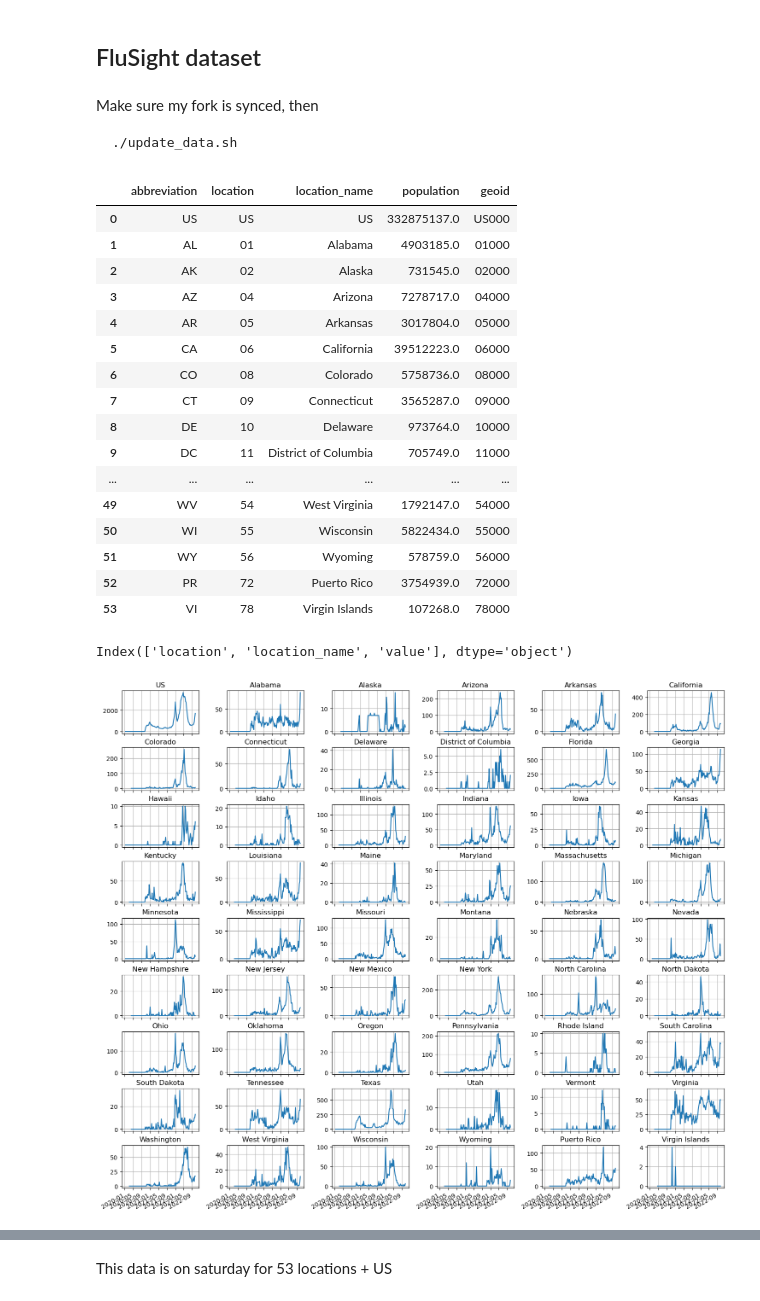
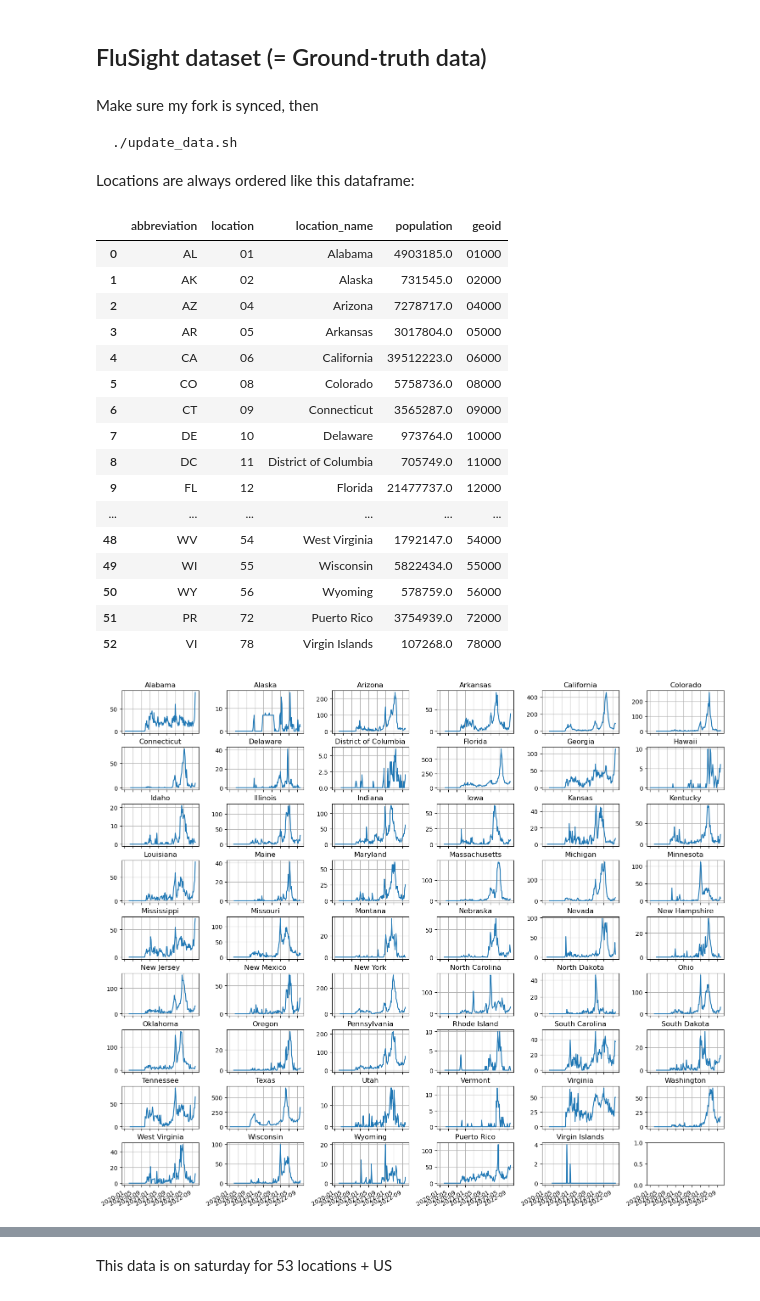
Before and after one commit to jcblemai/influpaint, a Jupyter notebook: datasets_builder.ipynb, the cells around one changed output, grey strips where cells are left out. Saved outputs shown, nothing was run; the diff lists cells and outputs as text; code cells hidden in the pictures.

````diff
--- a/datasets_builder.ipynb
+++ b/datasets_builder.ipynb
@@ -22,48 +25,51 @@ def my_segmentation_transforms(image, segmentation):
     return image, segmentation
 ```
 # %% [markdown]
-## FluSight dataset
+## FluSight dataset (= Ground-truth data)
 # %% [markdown]
 Make sure my fork is synced, then
 ```bash
 ./update_data.sh
 ```
+Locations are always ordered like this dataframe:
 # %%
-places = pd.read_csv("Flusight-forecast-data/data-locations/locations.csv")
-places['geoid'] = places['location']+'000'
-places
+us_states = pd.read_csv("datasets/Flusight-forecast-data/data-locations/locations.csv")
+us_states['geoid'] = us_states['location']+'000'
+us_states = us_states.iloc[1:,:].reset_index(drop=True)  # skip first row, which is the US full
+us_states
 # %% [output]
 |  | abbreviation | location | location_name | population | geoid |
-| 0 | US | US | US | 332875137.0 | US000 |
-| 1 | AL | 01 | Alabama | 4903185.0 | 01000 |
-| 2 | AK | 02 | Alaska | 731545.0 | 02000 |
-| 3 | AZ | 04 | Arizona | 7278717.0 | 04000 |
-| 4 | AR | 05 | Arkansas | 3017804.0 | 05000 |
-| 5 | CA | 06 | California | 39512223.0 | 06000 |
-| 6 | CO | 08 | Colorado | 5758736.0 | 08000 |
-| 7 | CT | 09 | Connecticut | 3565287.0 | 09000 |
-| 8 | DE | 10 | Delaware | 973764.0 | 10000 |
-| 9 | DC | 11 | District of Columbia | 705749.0 | 11000 |
+| 0 | AL | 01 | Alabama | 4903185.0 | 01000 |
+| 1 | AK | 02 | Alaska | 731545.0 | 02000 |
+| 2 | AZ | 04 | Arizona | 7278717.0 | 04000 |
+| 3 | AR | 05 | Arkansas | 3017804.0 | 05000 |
+| 4 | CA | 06 | California | 39512223.0 | 06000 |
+| 5 | CO | 08 | Colorado | 5758736.0 | 08000 |
+| 6 | CT | 09 | Connecticut | 3565287.0 | 09000 |
+| 7 | DE | 10 | Delaware | 973764.0 | 10000 |
+| 8 | DC | 11 | District of Columbia | 705749.0 | 11000 |
+| 9 | FL | 12 | Florida | 21477737.0 | 12000 |
 | ... | ... | ... | ... | ... | ... |
-| 49 | WV | 54 | West Virginia | 1792147.0 | 54000 |
-| 50 | WI | 55 | Wisconsin | 5822434.0 | 55000 |
-| 51 | WY | 56 | Wyoming | 578759.0 | 56000 |
-| 52 | PR | 72 | Puerto Rico | 3754939.0 | 72000 |
-| 53 | VI | 78 | Virgin Islands | 107268.0 | 78000 |
+| 48 | WV | 54 | West Virginia | 1792147.0 | 54000 |
+| 49 | WI | 55 | Wisconsin | 5822434.0 | 55000 |
+| 50 | WY | 56 | Wyoming | 578759.0 | 56000 |
+| 51 | PR | 72 | Puerto Rico | 3754939.0 | 72000 |
+| 52 | VI | 78 | Virgin Islands | 107268.0 | 78000 |
+# %%
+def get_location_name(location):
+    return us_states[us_states['location']==location]['location_name'].values[0]
 # %%
-hosp = pd.read_csv("Flusight-forecast-data/data-truth/truth-Incident Hospitalizations.csv", parse_dates=True, index_col='date')
-hosp.columns
+hosp = pd.read_csv("datasets/Flusight-forecast-data/data-truth/truth-Incident Hospitalizations.csv", parse_dates=True, index_col='date')
+hosp = hosp[hosp['location'].isin(us_states['location'])]
-# %% [output]
-Index(['location', 'location_name', 'value'], dtype='object')
 # %%
 fig, axes = plt.subplots(9, 6, sharex=True, figsize=(15,15))
-hosp_piv  = hosp.pivot(columns='location_name', values='value')
-for idx, pl in enumerate(places["location_name"]):
+hosp_piv  = hosp.pivot(columns='location', values='value')
+for idx, pl in enumerate(us_states["location"]):
     ax = axes.flat[idx]
     ax.plot(hosp_piv[pl])
-    ax.set_title(pl)
+    ax.set_title(get_location_name(pl))
     ax.grid()
 fig.tight_layout()
 fig.autofmt_xdate()
 # %% [output]
-[figure, old version]
+[figure, new version]
````
Also changed, not shown: parts of 12 cells of this notebook, 1 other file.
